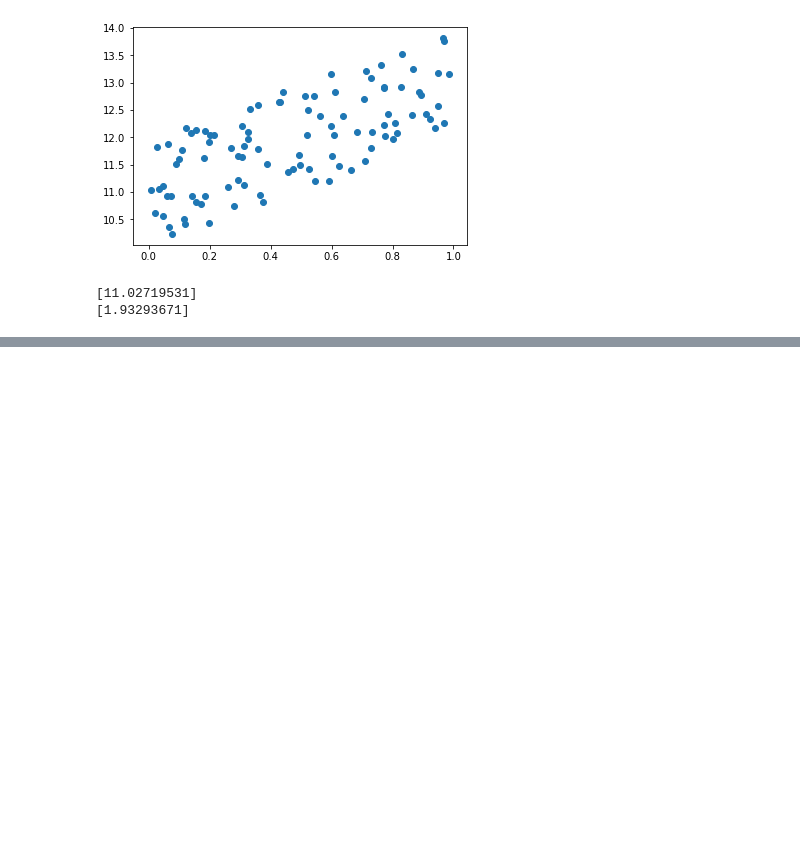
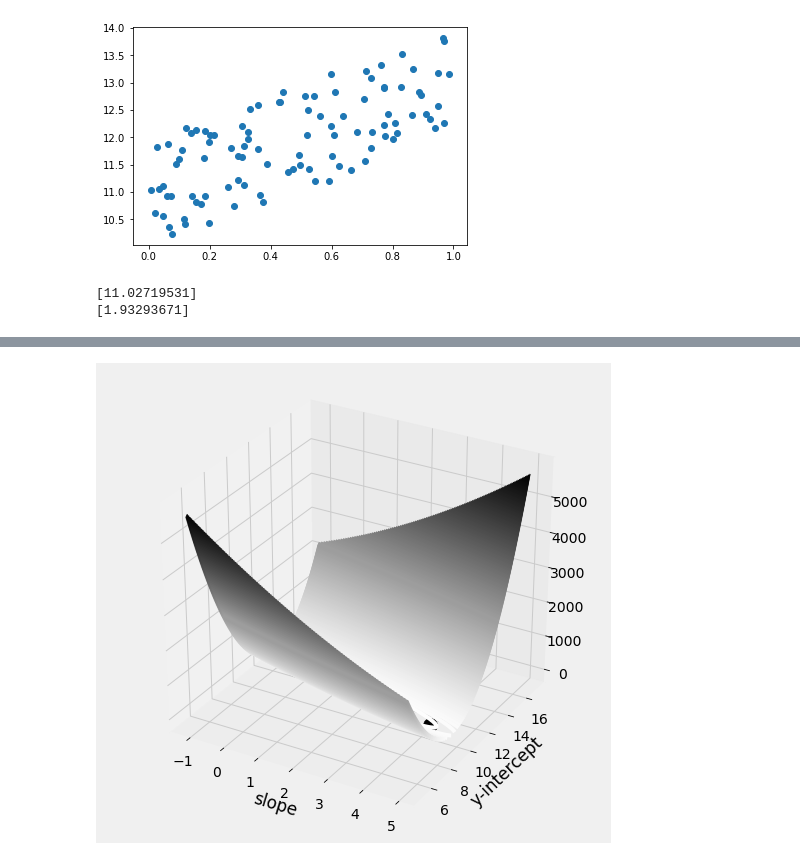
Before and after one commit to gadamico/ipython-animation-with-matplotlib, a Jupyter notebook: gradient_descent_illustrated.ipynb, the cells around one changed output, grey strips where cells are left out. Saved outputs shown, nothing was run; the diff lists cells and outputs as text; code cells hidden in the pictures; blank space fills up the shorter version.

```diff
--- a/gradient_descent_illustrated.ipynb
+++ b/gradient_descent_illustrated.ipynb
@@ -22,3 +23,10 @@ print(lr.coef_[0])
 # %% [output]
 [11.02719531]
 [1.93293671]
+# %%
+def sse(m, x, b, y):
+    """
+    This function returns the sum of squared errors for
+    a target y and a linear estimate mx + b.
+    """
+    return len(x) * mean_squared_error(y, m*x + b)
@@ -95,0 +219,4 @@ grad_desc_illus(10, -5, x, y)
+# %%
+grad_desc_illus_betas(5, 5, x, y, n_iter=10)
+# %% [output]
+[figure, added]
```
Also changed, not shown: parts of 15 cells of this notebook.
